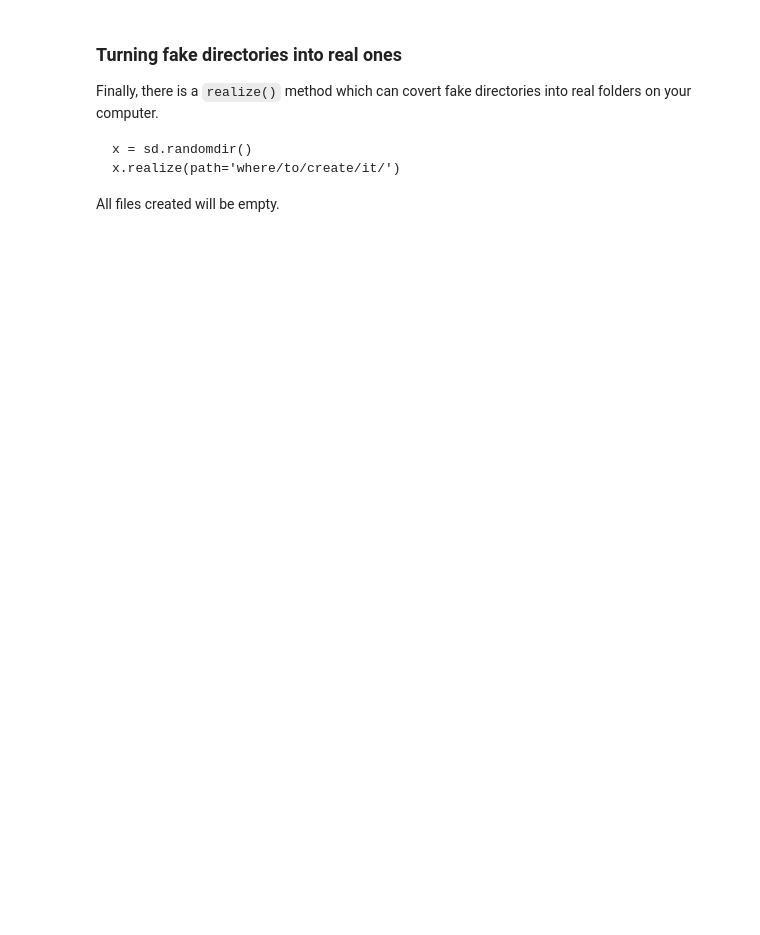
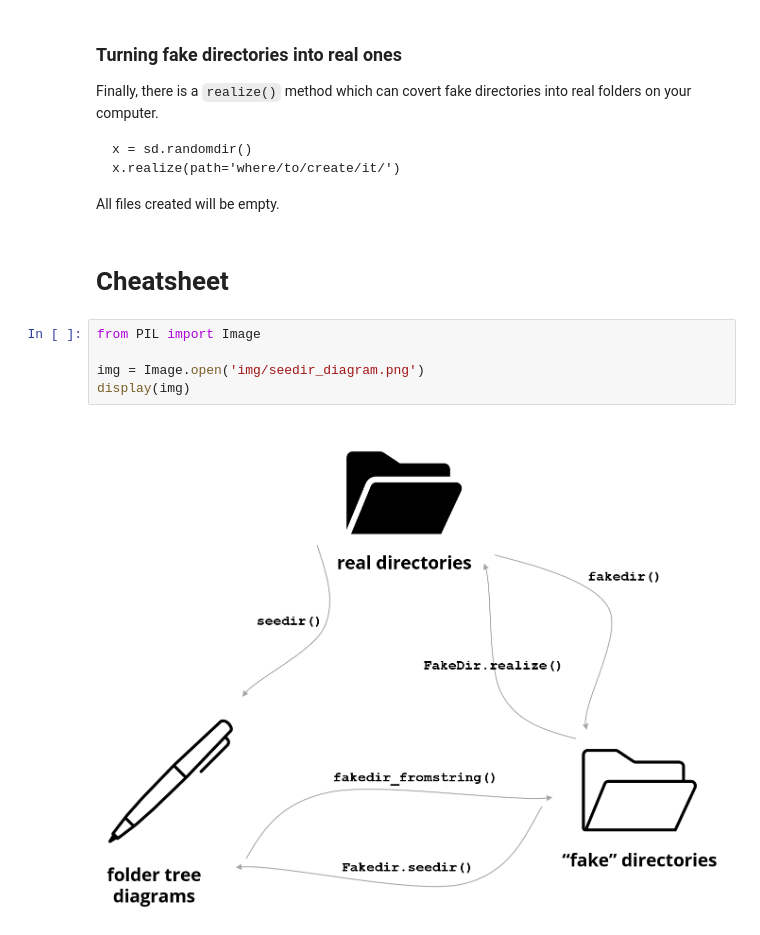
Before and after one commit to earnestt1234/seedir, a Jupyter notebook: examples.ipynb, the cells around one changed output. Drawn from its saved outputs; the diff is of its cells as text; blank space fills up the shorter version.

Commit message:
09272020 work
-adding extension to randomdir
-adding more docs for seedir &fakedir
-finishing up example notebook

````diff
--- a/examples.ipynb
+++ b/examples.ipynb
@@ -589,3 +587,12 @@ x.realize(path='where/to/create/it/')
 ```
 
 All files created will be empty.
+# %% [markdown]
+# Cheatsheet
+# %%
+from PIL import Image
+
+img = Image.open('img/seedir_diagram.png')
+display(img)
+# %% [output]
+[figure, added]
````
Also changed, not shown: parts of 19 cells of this notebook, 3 other files.
